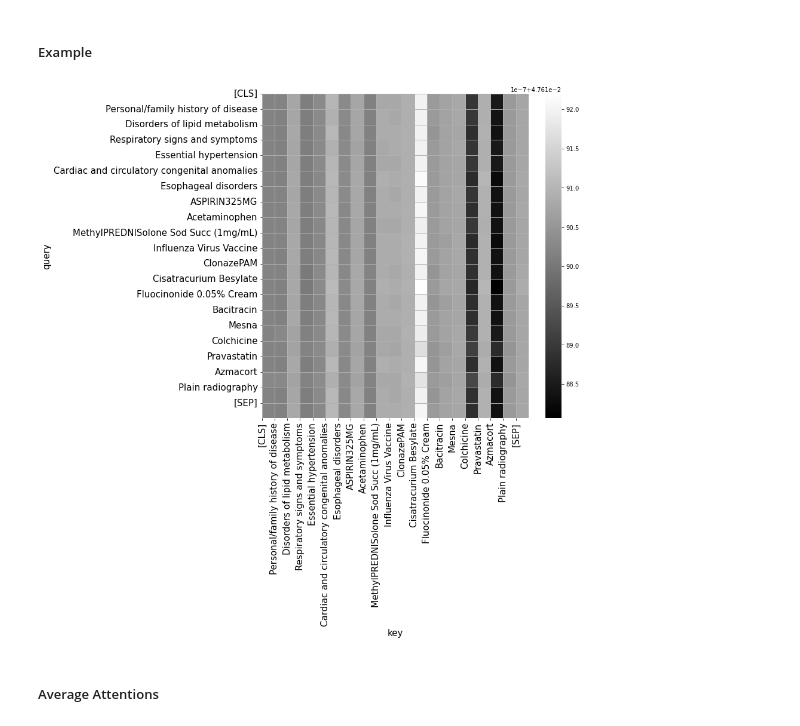
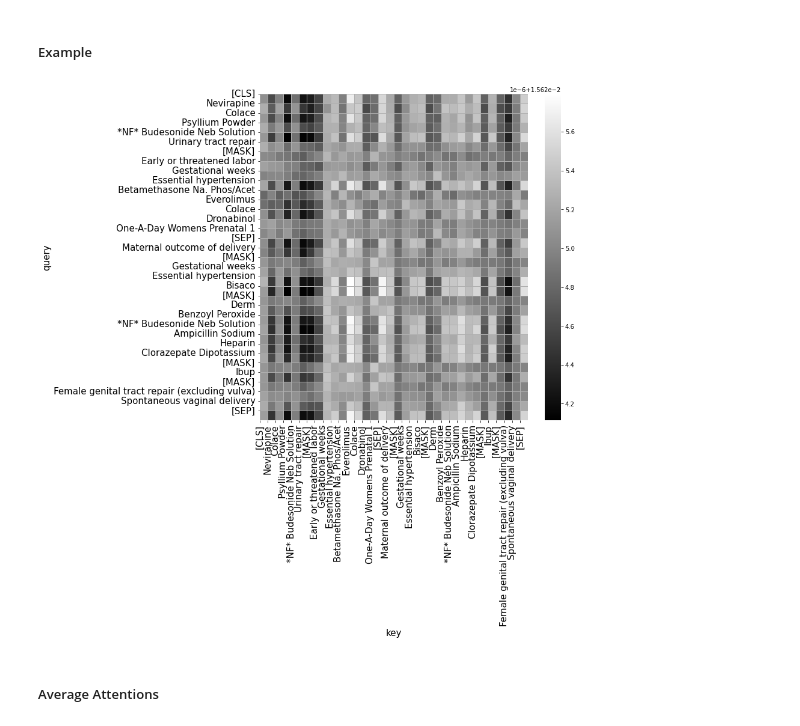
Before and after one commit to johagg17/Master-thesis, a Jupyter notebook: visualization/Hypertension.ipynb, the cells around one changed output. Drawn from its saved outputs; the diff is of its cells as text; code cells hidden in the pictures.

```diff
--- a/visualization/Hypertension.ipynb
+++ b/visualization/Hypertension.ipynb
@@ -165,7 +176,7 @@ with torch.no_grad():
 sentence_conv = []
 
 for s in sentence:
-    if s == '[CLS]' or s == '[SEP]':
+    if s == '[CLS]' or s == '[SEP]' or s == '[MASK]':
         sentence_conv.append(s)
         continue
 
@@ -183,20 +194,3 @@ for s in sentence:
         sentence_conv.append(procmapdict[s])
     else:
         sentence_conv.append(s)
-
-f, ax = plt.subplots(figsize = (len(sentence_conv),len(sentence_conv)))
-map1 = lastatt[0][1].detach().numpy() #((layer.sum(dim=1) / layer.shape[1])[0]).detach().numpy()
-map1 = map1[:len(sentence_conv), :len(sentence_conv)]
-#print(map1)
-plt.clf()
-f=plt.figure(figsize=(10,10))
-ax = f.add_subplot(1,1,1)
-#i=ax.imshow(map1,interpolation='nearest',cmap='gray')
-sns.heatmap(map1, annot=False, linewidths=1, fmt="f", ax=ax, xticklabels = sentence_conv, yticklabels = sentence_conv, vmax=map1.max(), vmin=map1.min(), cmap='gray')
-ax.set_yticks(range(len(sentence_conv)))
-ax.set_yticklabels(sentence_conv, fontsize=15)
-ax.set_xticks(range(len(sentence_conv)))
-ax.set_xticklabels(sentence_conv,rotation=90, fontsize=15)
-ax.set_xlabel('key', fontsize=15)
-ax.set_ylabel('query', fontsize=15)
-ax.grid(linewidth = 0.8)
@@ -363,10 +399,10 @@ model_config = {
         'intermediate_size': 512, # the size of the "intermediate" layer in the transformer encoder
         'hidden_act': 'gelu', # The non-linear activation function in the encoder and the pooler "gelu", 'relu', 'swish' are supported
         'initializer_range': 0.02, # parameter weight initializer range
-        'use_prior':True,
+        'use_prior':False,
         'reg':0.1,
         'age':True,
-        'gender':True,
+        'gender':False,
         'epochs':20,
     }
 
@@ -389,7 +425,7 @@ path
 # %%
 #train = pd.read_parquet(path + 'train.parquet')
 #val = pd.read_parquet(path + 'val.parquet')
-test = pd.read_parquet(path + 'test.parquet')
+test = pd.read_parquet(path + 'train.parquet')
 #all_dataMIMIC = pd.concat([train, val, test])
 # %%
 mimicdiagcodes = pd.read_excel("../data/mapping_data/MIMIC/findccsrcodes.xlsx", 'CCSR_Categories').rename(columns={'Searchable list of CCSR categories, v2022.1':'CODE', 'Unnamed: 1':'DESCRIPTION'})
@@ -423,7 +459,7 @@ Saving data
 # %%
 conf = BertConfig(model_config)
 model = BertForMaskedLM(conf)
-PATH = "../saved_models/MLM/CondBEHRT_mimic"
+PATH = "../saved_models/MLM/BEHRT_+p+m_mimic"
 model = load_model(PATH, model)
 params = list(model.named_parameters())
 optim = adam(params, optim_param)
@@ -436,15 +474,19 @@ iterr = iter(mimicloader)
 # %%
 with torch.no_grad():
     model.eval()
-    datapoint = next(iterr)
     age, gender, code, position, segment, mask, label, prior_guide, tokens = datapoint
 
     loss, preds, labels, attention_scores, sequence_outputs = model(code, age_ids=age, gender_ids=gender, seg_ids=segment, posi_ids=position, attention_mask=mask, labels=label, prior_guide=prior_guide)
-    sentence = tokenizer.convert_ids_to_tokens(tokens.numpy().squeeze(), 'code')
+    sentence = tokenizer.convert_ids_to_tokens(code.numpy().squeeze(), 'code')
     lastatt = attention_scores[-1]
+    firstatt = attention_scores[0]
     averagedlastatt = ((lastatt.sum(dim=1) / lastatt.shape[1])[0]).detach().numpy()
+    avgheads = ((firstatt.sum(dim=1) / firstatt.shape[1])[0]).detach().numpy()
+
+    averagedlastatt = avgheads
     sentence_conv = []
     vistn = 1
+
     for s in sentence:
 
         if s == '[SEP]':
@@ -454,41 +496,41 @@ with torch.no_grad():
         if vistn == 3:
             break
 
-        if s == '[CLS]' or s == '[SEP]':
+        if s == '[CLS]' or s == '[SEP]' or s == '[MASK]':
             sentence_conv.append(s)
             continue
 
         if s =='[PAD]':
             #sentence_conv.append(s)
             continue
 
         if s in mimicdiagcodesdict:
             sentence_conv.append(mimicdiagcodesdict[s])
 
         elif s in mimicprocdict:
             sentence_conv.append(mimicprocdict[s])
 
         elif int(s) in mimicmedsdict:
             sentence_conv.append(mimicmedsdict[int(s)])
         else:
             sentence_conv.append(s)
 
 f, ax = plt.subplots(figsize = (10,10))
 map1 = averagedlastatt #lastatt[0][1].detach().numpy() #((layer.sum(dim=1) / layer.shape[1])[0]).detach().numpy()
 map1 = map1[:len(sentence_conv), :len(sentence_conv)]
 plt.clf()
 ax = f.add_subplot(1,1,1)
 #i=ax.imshow(map1,interpolation='nearest',cmap='gray')
 sns.heatmap(map1, annot=False, linewidths=1, fmt="f", ax=ax, xticklabels = sentence_conv, yticklabels = sentence_conv, vmax=map1.max(), vmin=map1.min(), cmap='gray')
 ax.set_yticks(range(len(sentence_conv)))
 ax.set_yticklabels(sentence_conv, fontsize=15)
 ax.set_xticks(range(len(sentence_conv)))
 ax.set_xticklabels(sentence_conv,rotation=90, fontsize=15)
 ax.set_xlabel('key', fontsize=15)
 ax.set_ylabel('query', fontsize=15)
 ax.grid(linewidth = 1)
 # %% [output]
-[figure, old version]
+[figure, new version]
 # %% [markdown]
 ##### Average Attentions
 # %%
```
Also changed, not shown: parts of 15 cells of this notebook, 7 other files.
